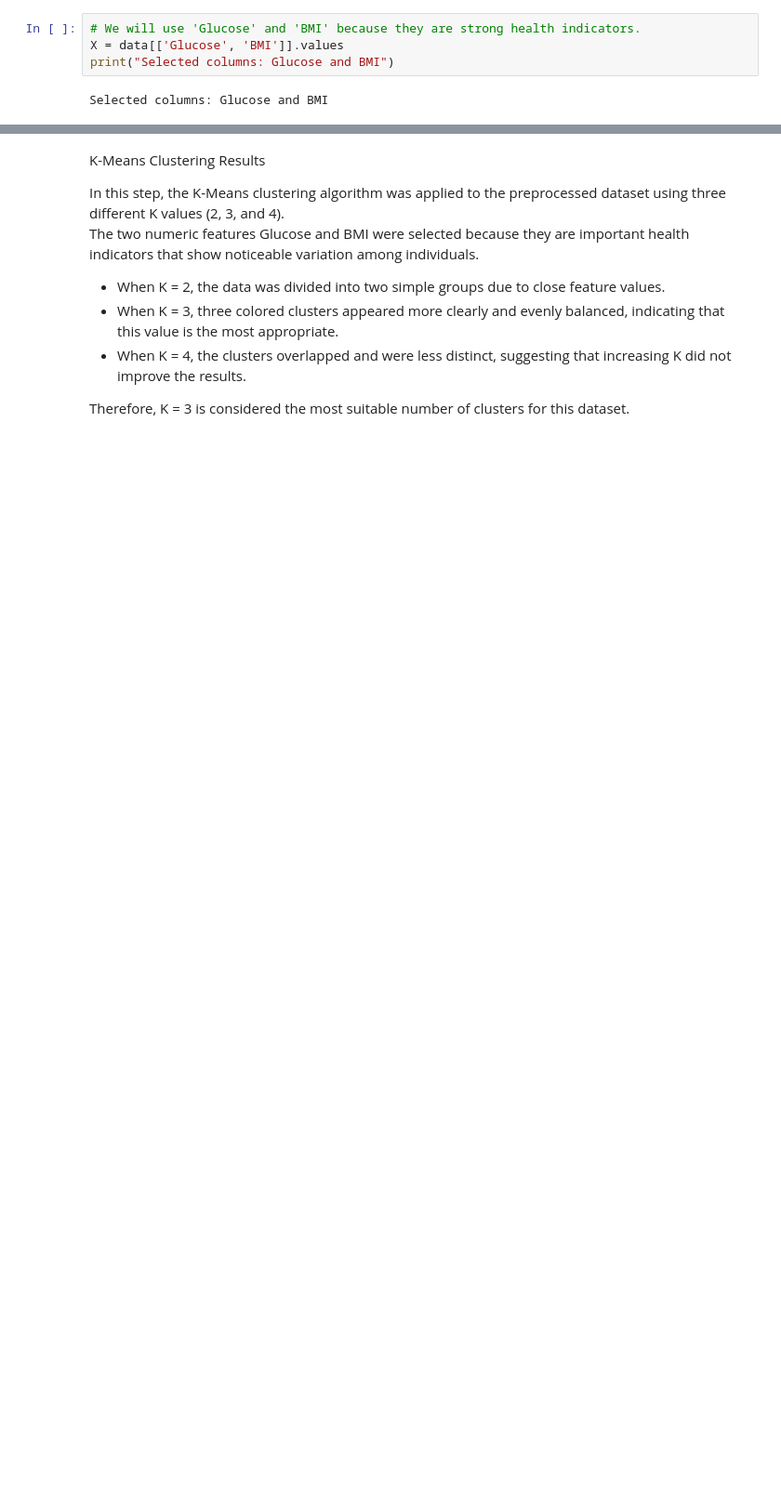
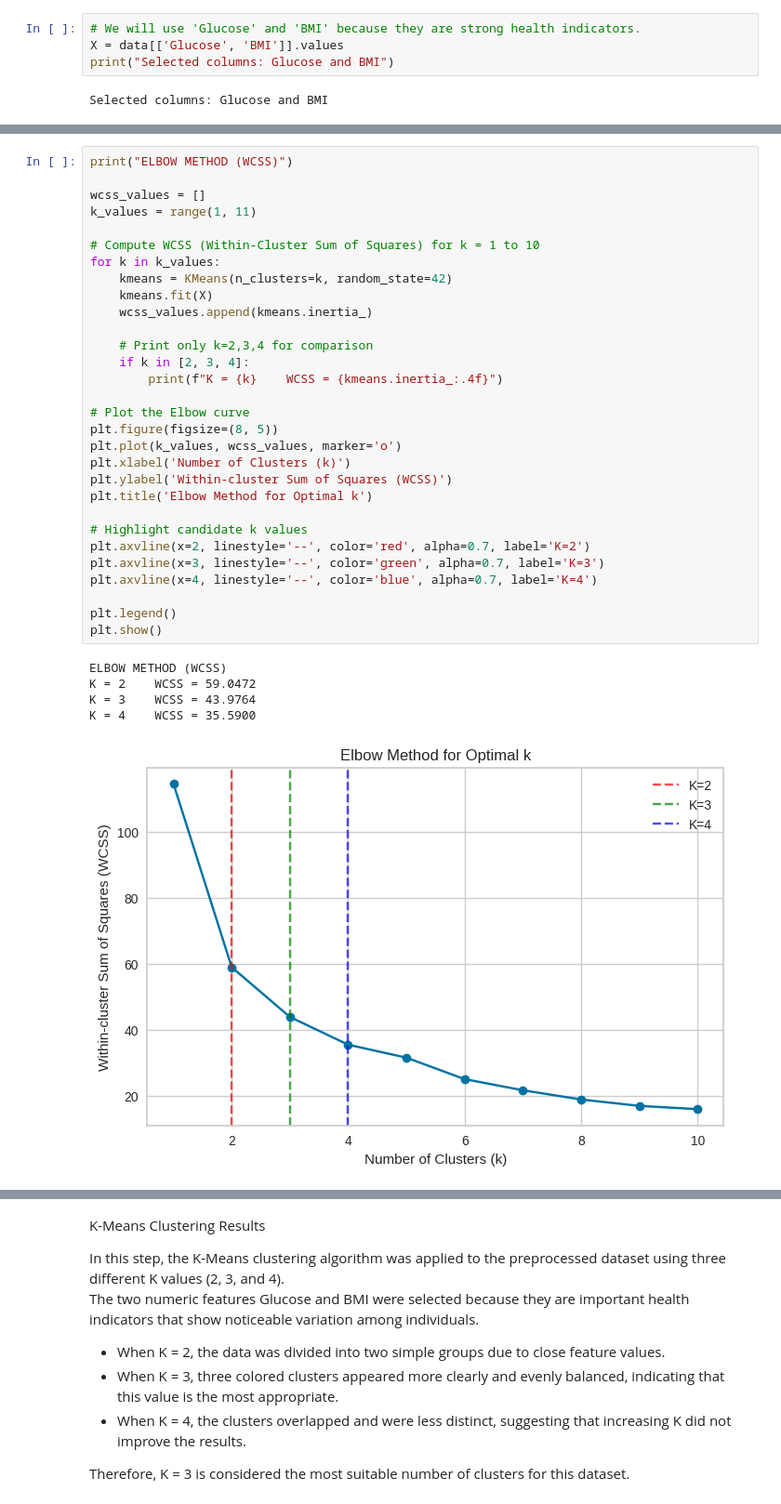
Before and after one commit to halaalduh/Diabetes-Prediction-using-Healthcare-Dataset, a Jupyter notebook: Phase3.ipynb, the cells around one changed output, grey strips where cells are left out. Shown: that part at 93% size. Saved outputs shown, nothing was run; the diff lists cells and outputs as text; blank space fills up the shorter version.

```diff
--- a/Phase3.ipynb
+++ b/Phase3.ipynb
@@ -293,0 +124,36 @@ Total missing values in dataset_scaled: 0
+# %%
+print("ELBOW METHOD (WCSS)")
+
+wcss_values = []
+k_values = range(1, 11)
+
+# Compute WCSS (Within-Cluster Sum of Squares) for k = 1 to 10
+for k in k_values:
+    kmeans = KMeans(n_clusters=k, random_state=42)
+    kmeans.fit(X)
+    wcss_values.append(kmeans.inertia_)
+
+    # Print only k=2,3,4 for comparison
+    if k in [2, 3, 4]:
+        print(f"K = {k}    WCSS = {kmeans.inertia_:.4f}")
+
+# Plot the Elbow curve
+plt.figure(figsize=(8, 5))
+plt.plot(k_values, wcss_values, marker='o')
+plt.xlabel('Number of Clusters (k)')
+plt.ylabel('Within-cluster Sum of Squares (WCSS)')
+plt.title('Elbow Method for Optimal k')
+
+# Highlight candidate k values
+plt.axvline(x=2, linestyle='--', color='red', alpha=0.7, label='K=2')
+plt.axvline(x=3, linestyle='--', color='green', alpha=0.7, label='K=3')
+plt.axvline(x=4, linestyle='--', color='blue', alpha=0.7, label='K=4')
+
+plt.legend()
+plt.show()
+# %% [output]
+ELBOW METHOD (WCSS)
+K = 2    WCSS = 59.0472
+K = 3    WCSS = 43.9764
+K = 4    WCSS = 35.5900
+[figure, added]
```
Also changed, not shown: parts of 6 cells of this notebook.
